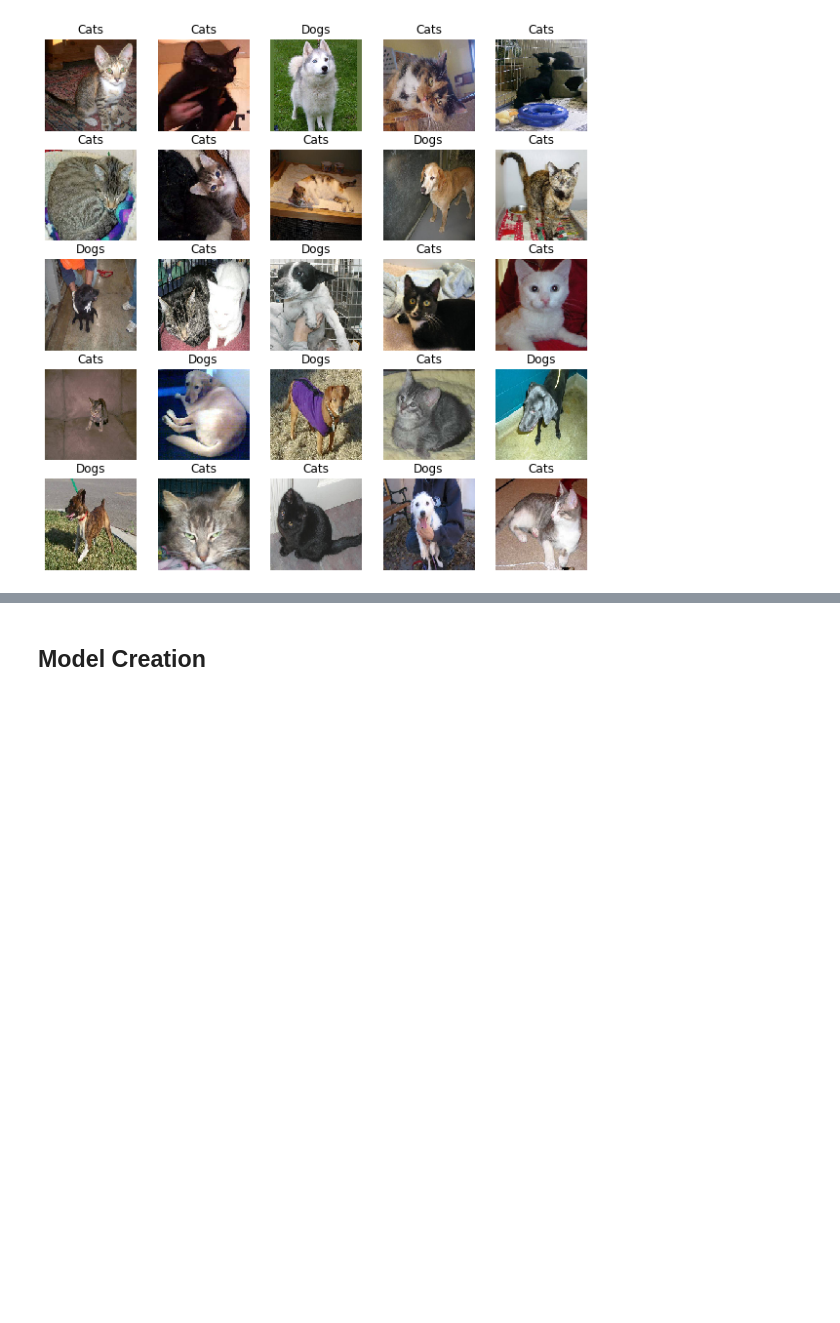
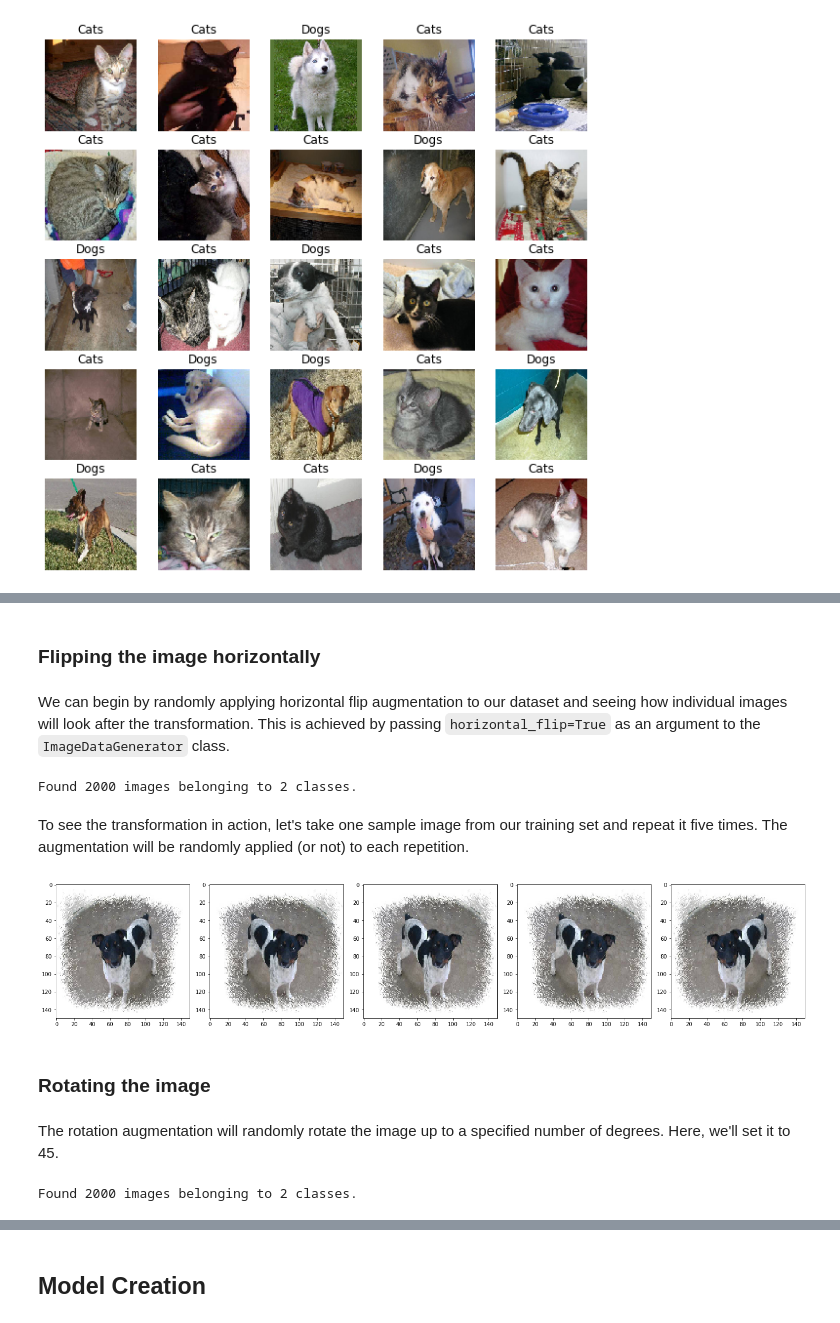
Before and after one commit to lenakchen/pytorch_tutorial, a Jupyter notebook: ud187_.ipynb, the cells around one changed output, grey strips where cells are left out. Drawn from its saved outputs; the diff is of its cells as text; code cells hidden in the pictures; blank space fills up the shorter version.

```diff
--- a/ud187_.ipynb
+++ b/ud187_.ipynb
@@ -542,0 +551,33 @@ show_batch(image_batch, label_batch)
+# %% [markdown]
+### Flipping the image horizontally
+# %% [markdown]
+We can begin by randomly applying horizontal flip augmentation to our dataset and seeing how individual images will look after the transformation. This is achieved by passing `horizontal_flip=True` as an argument to the `ImageDataGenerator` class.
+# %%
+image_gen = ImageDataGenerator(rescale=1./255, horizontal_flip=True)
+
+train_data_gen = image_gen.flow_from_directory(batch_size=BATCH_SIZE,
+                                               directory=train_dir,
+                                               shuffle=True,
+                                               target_size=(IMG_SHAPE,IMG_SHAPE))
+# %% [output]
+Found 2000 images belonging to 2 classes.
+# %% [markdown]
+To see the transformation in action, let's take one sample image from our training set and repeat it five times. The augmentation will be randomly applied (or not) to each repetition.
+# %%
+augmented_images = [train_data_gen[0][0][0] for i in range(5)]
+plotImages(augmented_images)
+# %% [output]
+[figure, added]
+# %% [markdown]
+### Rotating the image
+# %% [markdown]
+The rotation augmentation will randomly rotate the image up to a specified number of degrees. Here, we'll set it to 45.
+# %%
+image_gen = ImageDataGenerator(rescale=1./255, rotation_range=45)
+
+train_data_gen = image_gen.flow_from_directory(batch_size=BATCH_SIZE,
+                                               directory=train_dir,
+                                               shuffle=True,
+                                               target_size=(IMG_SHAPE, IMG_SHAPE))
+# %% [output]
+Found 2000 images belonging to 2 classes.
```
Also changed, not shown: parts of 22 cells of this notebook.
